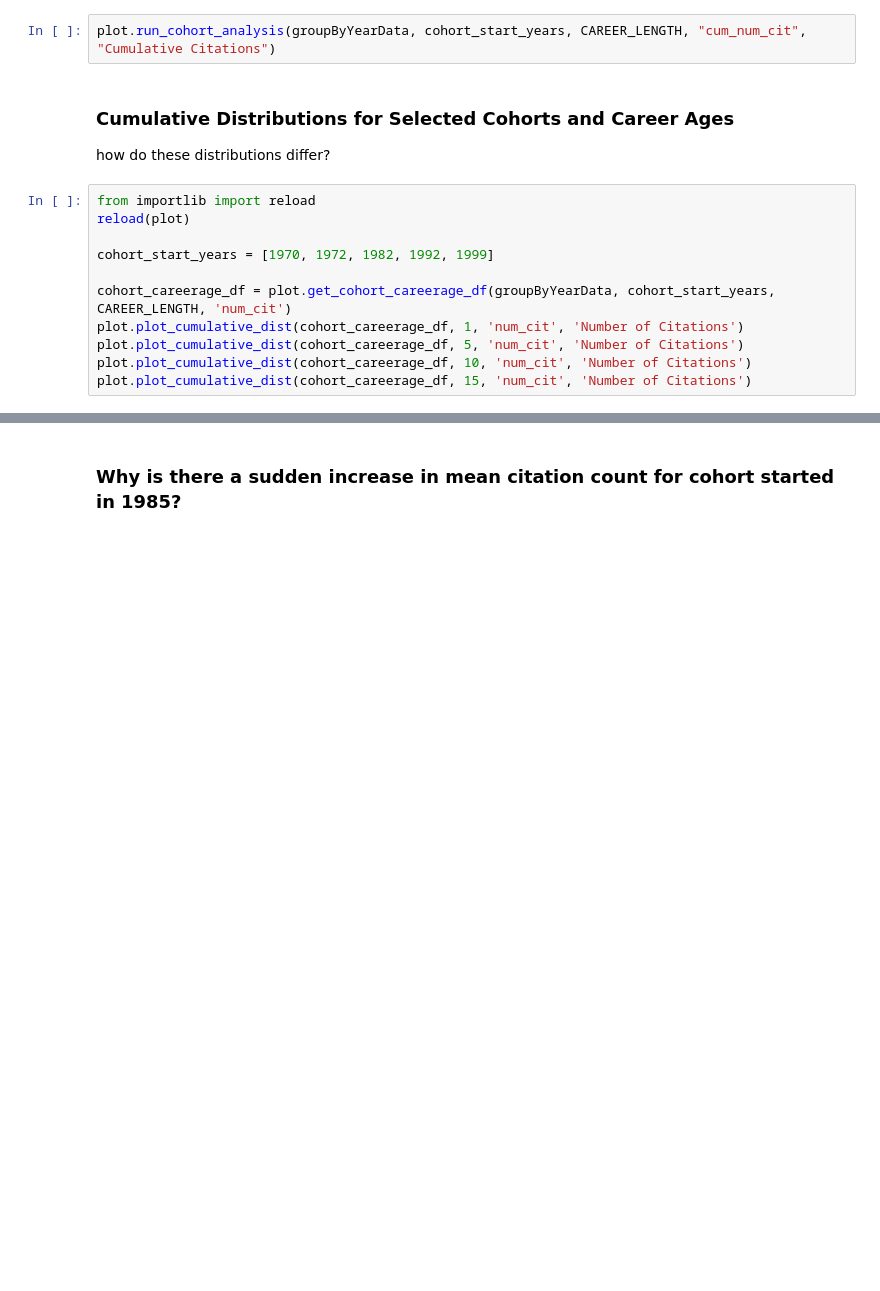
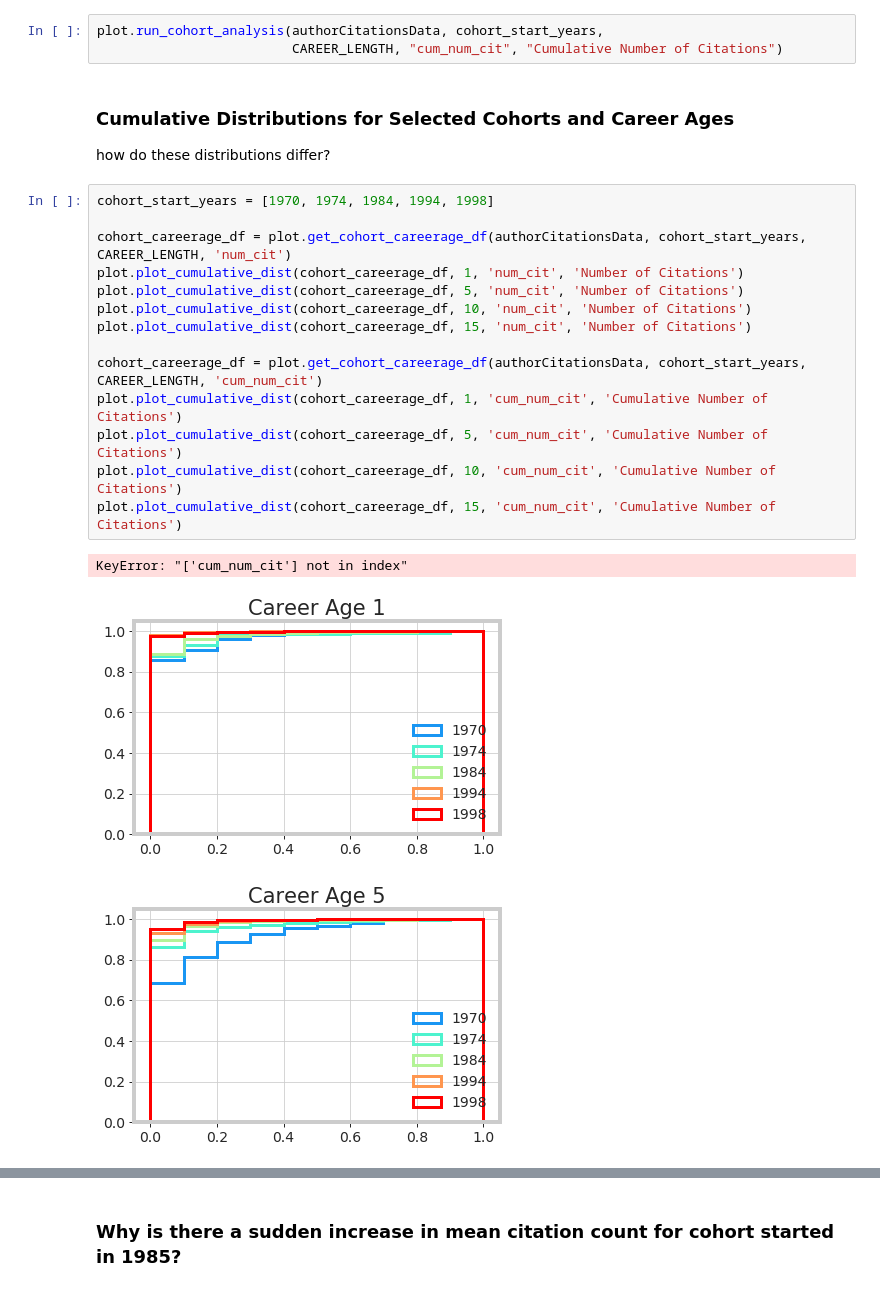
Before and after one commit to gesiscss/inequality, a Jupyter notebook: cohort-analysis-citations.ipynb, the cells around one changed output, grey strips where cells are left out. Drawn from its saved outputs; the diff is of its cells as text; blank space fills up the shorter version.

```diff
--- a/cohort-analysis-citations.ipynb
+++ b/cohort-analysis-citations.ipynb
@@ -166,19 +274,27 @@ plot.run_cohort_analysis(groupByYearData, cohort_start_years, CAREER_LENGTH, "nu
 # %% [markdown]
 ### Cohort Analysis (Cum Num Cit)
 # %%
-plot.run_cohort_analysis(groupByYearData, cohort_start_years, CAREER_LENGTH, "cum_num_cit", "Cumulative Citations")
+plot.run_cohort_analysis(authorCitationsData, cohort_start_years,
+                         CAREER_LENGTH, "cum_num_cit", "Cumulative Number of Citations")
 # %% [markdown]
 ### Cumulative Distributions for Selected Cohorts and Career Ages
 
 how do these distributions differ?
 # %%
-from importlib import reload
-reload(plot)
+cohort_start_years = [1970, 1974, 1984, 1994, 1998]
 
-cohort_start_years = [1970, 1972, 1982, 1992, 1999]
-
-cohort_careerage_df = plot.get_cohort_careerage_df(groupByYearData, cohort_start_years, CAREER_LENGTH, 'num_cit')
+cohort_careerage_df = plot.get_cohort_careerage_df(authorCitationsData, cohort_start_years, CAREER_LENGTH, 'num_cit')
 plot.plot_cumulative_dist(cohort_careerage_df, 1, 'num_cit', 'Number of Citations')
 plot.plot_cumulative_dist(cohort_careerage_df, 5, 'num_cit', 'Number of Citations')
 plot.plot_cumulative_dist(cohort_careerage_df, 10, 'num_cit', 'Number of Citations')
 plot.plot_cumulative_dist(cohort_careerage_df, 15, 'num_cit', 'Number of Citations')
+
+cohort_careerage_df = plot.get_cohort_careerage_df(authorCitationsData, cohort_start_years, CAREER_LENGTH, 'cum_num_cit')
+plot.plot_cumulative_dist(cohort_careerage_df, 1, 'cum_num_cit', 'Cumulative Number of Citations')
+plot.plot_cumulative_dist(cohort_careerage_df, 5, 'cum_num_cit', 'Cumulative Number of Citations')
+plot.plot_cumulative_dist(cohort_careerage_df, 10, 'cum_num_cit', 'Cumulative Number of Citations')
+plot.plot_cumulative_dist(cohort_careerage_df, 15, 'cum_num_cit', 'Cumulative Number of Citations')
+# %% [output]
+KeyError: "['cum_num_cit'] not in index"
+[figure, added]
+[figure, added]
```
Also changed, not shown: parts of 21 cells of this notebook.
